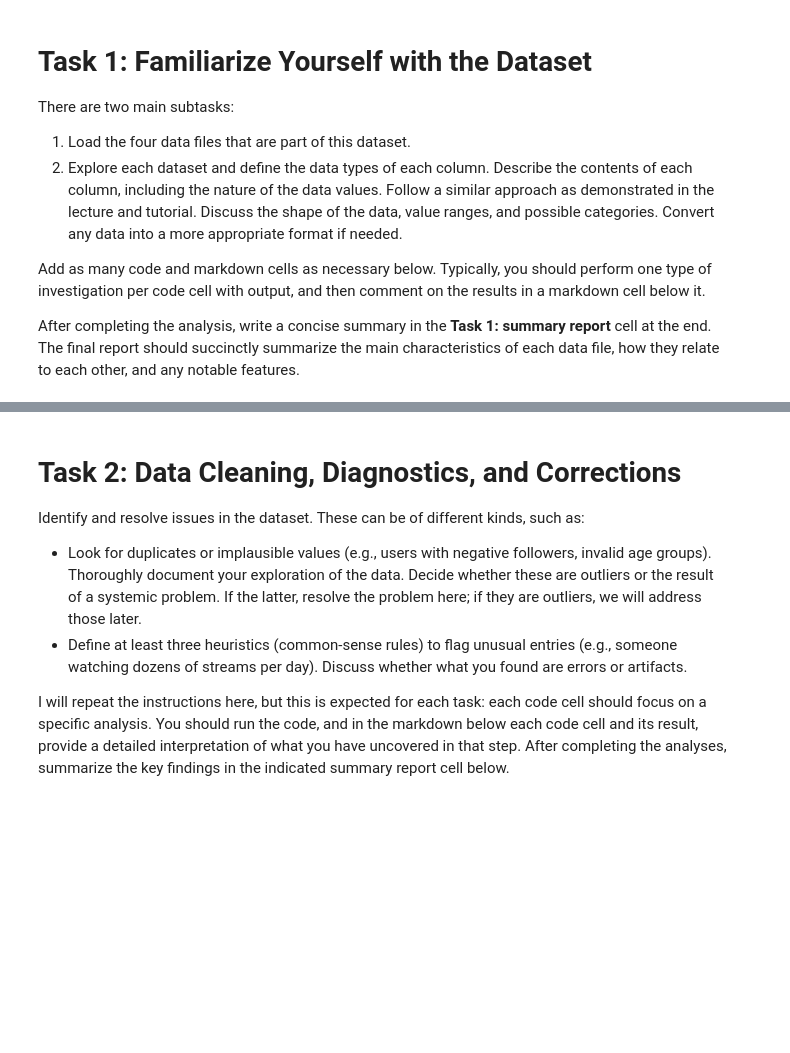
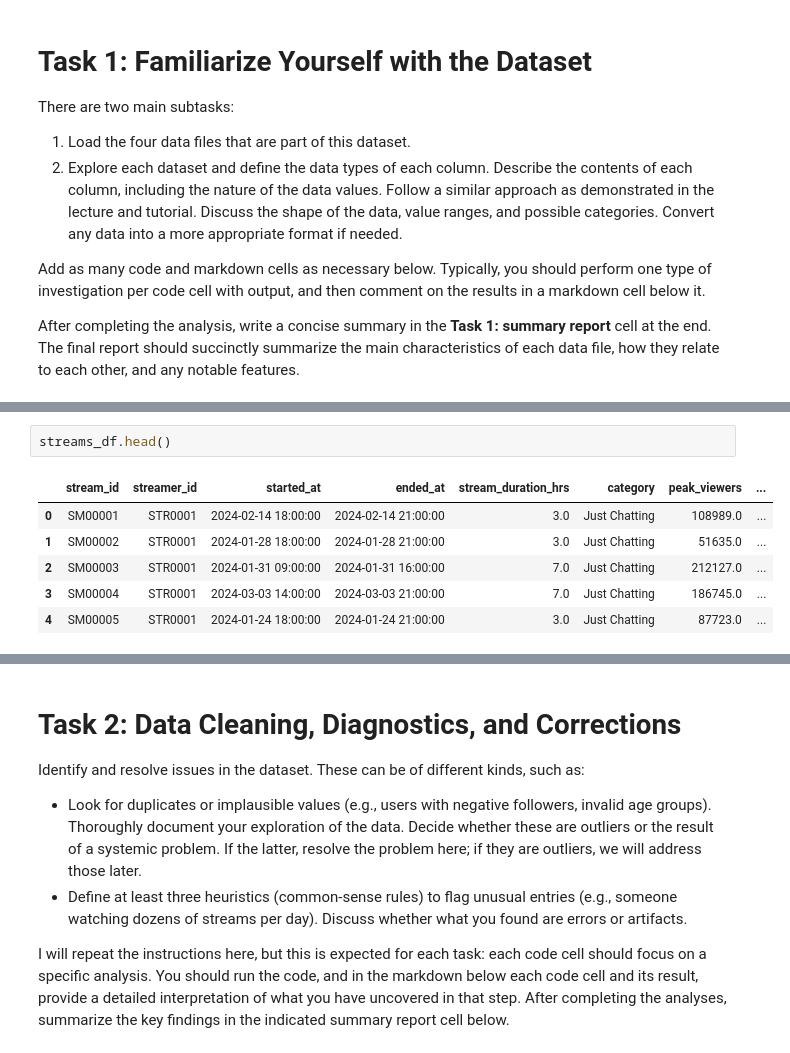
Before and after one commit to cda79/IAT461-Assignment01, a Jupyter notebook: IAT461-Assignment01-Scaffold.ipynb, the cells around one changed output, grey strips where cells are left out. Saved outputs shown, nothing was run; the diff lists cells and outputs as text; blank space fills up the shorter version.

```diff
--- a/IAT461-Assignment01-Scaffold.ipynb
+++ b/IAT461-Assignment01-Scaffold.ipynb
@@ -14,0 +80,9 @@ After completing the analysis, write a concise summary in the **Task 1: summary
+# %%
+streams_df.head()
+# %% [output]
+|  | stream_id | streamer_id | started_at | ended_at | stream_duration_hrs | category | peak_viewers | ... |
+| 0 | SM00001 | STR0001 | 2024-02-14 18:00:00 | 2024-02-14 21:00:00 | 3.0 | Just Chatting | 108989.0 | ... |
+| 1 | SM00002 | STR0001 | 2024-01-28 18:00:00 | 2024-01-28 21:00:00 | 3.0 | Just Chatting | 51635.0 | ... |
+| 2 | SM00003 | STR0001 | 2024-01-31 09:00:00 | 2024-01-31 16:00:00 | 7.0 | Just Chatting | 212127.0 | ... |
+| 3 | SM00004 | STR0001 | 2024-03-03 14:00:00 | 2024-03-03 21:00:00 | 7.0 | Just Chatting | 186745.0 | ... |
+| 4 | SM00005 | STR0001 | 2024-01-24 18:00:00 | 2024-01-24 21:00:00 | 3.0 | Just Chatting | 87723.0 | ... |
```
Also changed, not shown: parts of 45 cells of this notebook, 1 other file.
